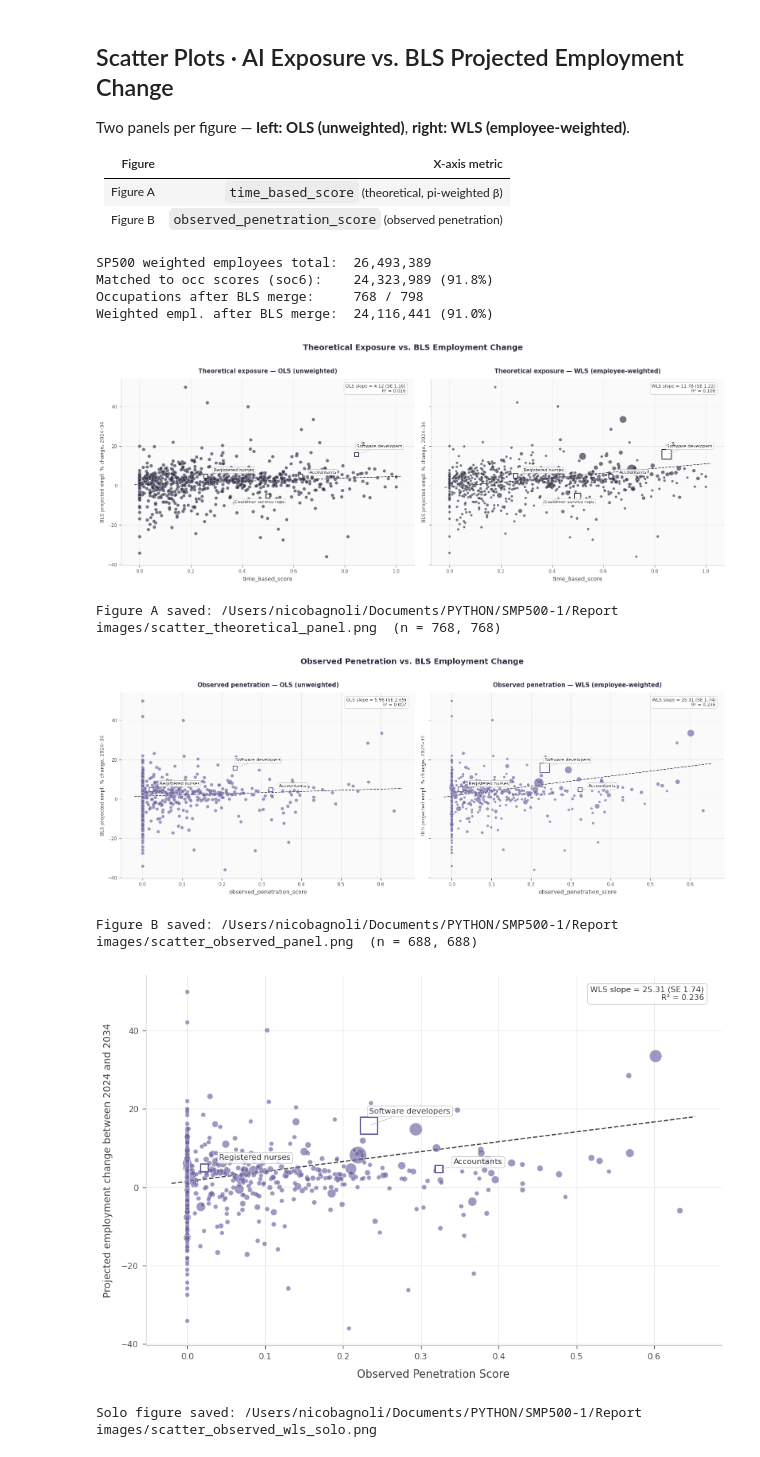
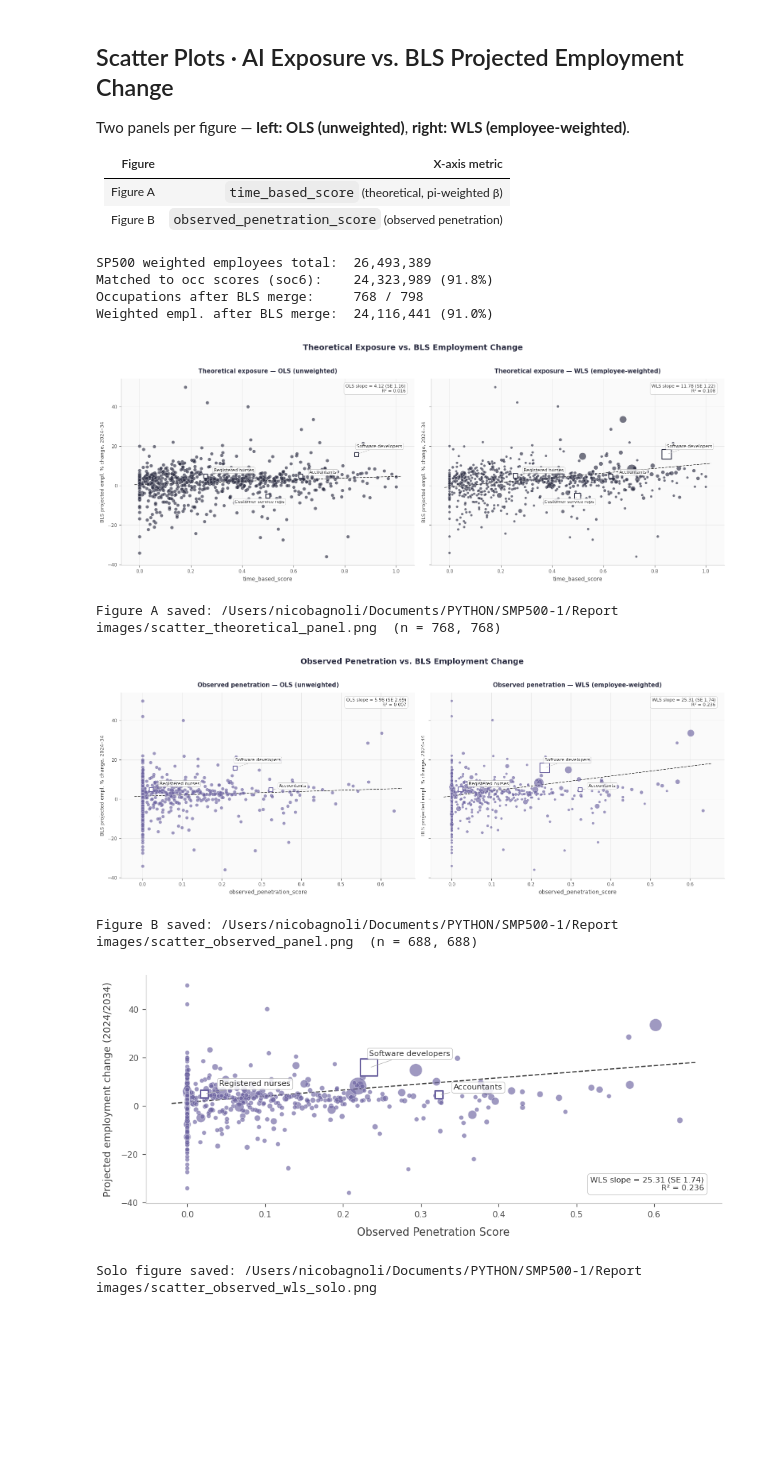
Before and after one commit to MIT-Work-Analytics-Laboratory/SMP500, a Jupyter notebook: 1.2 - Figures_Anthropic.ipynb, the cells around one changed output. Cells and saved outputs as stored; diff of their text form; code cells hidden in the pictures; blank space fills up the shorter version.

```diff
--- a/1.2 - Figures_Anthropic.ipynb
+++ b/1.2 - Figures_Anthropic.ipynb
@@ -15,8 +15,8 @@ import matplotlib.pyplot as plt
 import matplotlib.ticker as mticker
 from pathlib import Path
 
-BASE             = Path("/Users/nicobagnoli/Documents/PYTHON/Standard-Analysis-Nico/SMP500")
-ELOUNDOU_PATH    = BASE / "Eloundou_New" / "full_labelset_new.tsv"
+BASE             = Path("/Users/nicobagnoli/Documents/PYTHON/SMP500-1")
+ELOUNDOU_PATH    = BASE / "Eloundou_Untouched" / "full_labelset.tsv"
 PENETRATION_PATH = BASE / "Anthropic" / "task_penetration.csv"
 
 # ── Switch between "beta" and "beta_new" (or any other column) here ──────────
@@ -327,7 +327,7 @@ import matplotlib.ticker as mticker
 from pathlib import Path
 
 # ── Config ────────────────────────────────────────────────────────────
-BASE = Path("/Users/nicobagnoli/Documents/PYTHON/Standard-Analysis-Nico/SMP500")
+BASE = Path("/Users/nicobagnoli/Documents/PYTHON/SMP500-1")
 ELOUNDOU_PATH = BASE / "Eloundou_New" / "full_labelset_new.tsv"
 
 BETA_COL = "beta_new"
@@ -1121,7 +1121,7 @@ plt.show()
 print(f"Figure B saved: {out_b}  (n = {n3}, {n4})")
 
 # ── Solo: WLS observed penetration panel ─────────────────────────────
-fig_solo, ax_solo = plt.subplots(figsize=(9, 6))
+fig_solo, ax_solo = plt.subplots(figsize=(9, 4))
 fig_solo.patch.set_alpha(0)
 ax_solo.set_facecolor("none")
 
@@ -1129,33 +1129,33 @@ draw_panel(ax_solo, df_all, "exposure_obs", PURPLE,
            "", weighted=True)
 
 ax_solo.set_title("")
 ax_solo.set_xlabel("Observed Penetration Score", fontsize=11,
                    color="#444444", labelpad=8)
-ax_solo.set_ylabel("Projected employment change between 2024 and 2034",
+ax_solo.set_ylabel("Projected employment change (2024/2034)",
                    fontsize=10, color="#444444", labelpad=8)
 
 # Remove grid, move stat box to bottom-right
 ax_solo.yaxis.grid(False)
 ax_solo.xaxis.grid(False)
 for txt in ax_solo.texts:
     if "slope" in txt.get_text().lower() or "r²" in txt.get_text().lower():
         txt.set_position((0.97, 0.05))
         txt.set_verticalalignment("bottom")
 
 fig_solo.tight_layout()
 out_solo = REPORT_DIR / "scatter_observed_wls_solo.png"
 fig_solo.savefig(out_solo, dpi=200, bbox_inches="tight",
                  transparent=True, facecolor="none")
 plt.show()
 print(f"Solo figure saved: {out_solo}")
 # %% [output]
 SP500 weighted employees total:  26,493,389
 Matched to occ scores (soc6):    24,323,989 (91.8%)
 Occupations after BLS merge:     768 / 798
 Weighted empl. after BLS merge:  24,116,441 (91.0%)
 [figure]
 Figure A saved: /Users/nicobagnoli/Documents/PYTHON/SMP500-1/Report images/scatter_theoretical_panel.png  (n = 768, 768)
 [figure]
 Figure B saved: /Users/nicobagnoli/Documents/PYTHON/SMP500-1/Report images/scatter_observed_panel.png  (n = 688, 688)
-[figure, old version]
+[figure, new version]
 Solo figure saved: /Users/nicobagnoli/Documents/PYTHON/SMP500-1/Report images/scatter_observed_wls_solo.png
```
Also changed, not shown: parts of 1 cell of this notebook, 8 other files.
